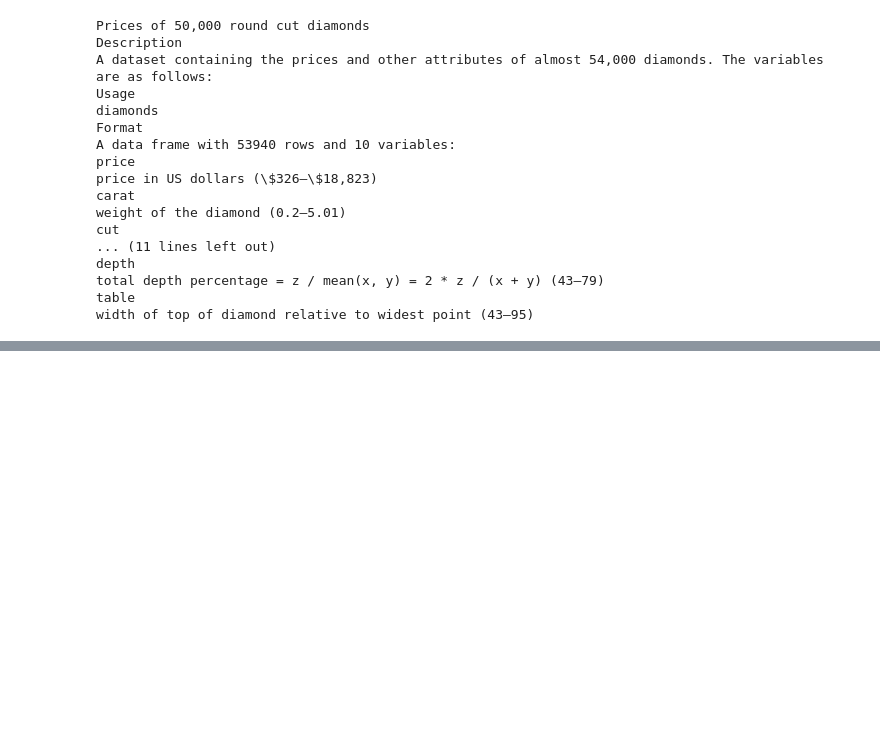
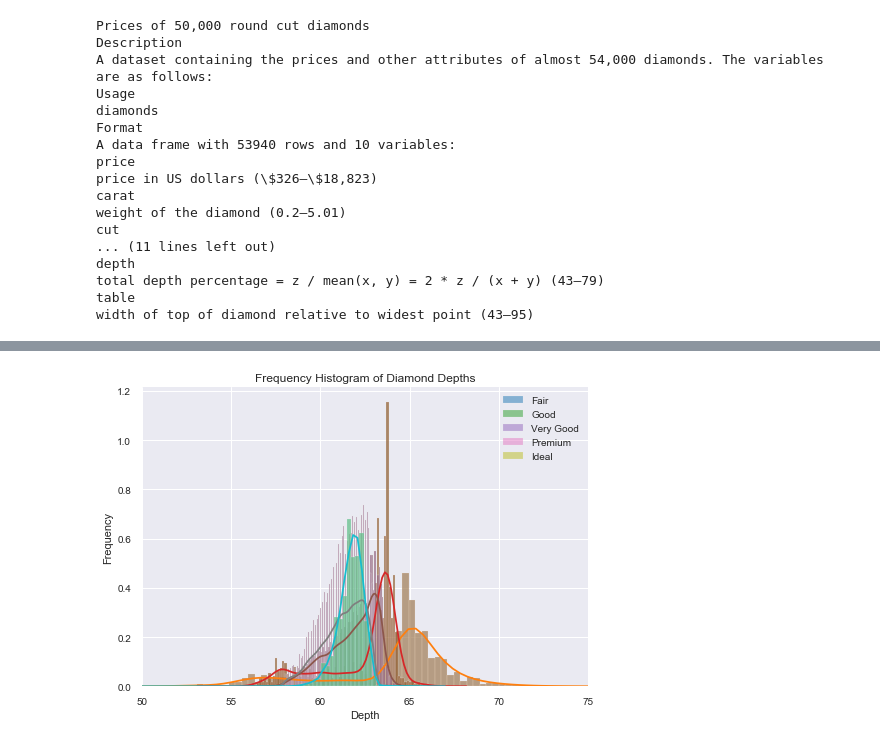
Before and after one commit to rprtr258/data-science, a Jupyter notebook: diamonds-dataset.ipynb, the cells around one changed output, grey strips where cells are left out. Saved outputs shown, nothing was run; the diff lists cells and outputs as text; code cells hidden in the pictures; blank space fills up the shorter version.

```diff
--- a/diamonds-dataset.ipynb
+++ b/diamonds-dataset.ipynb
@@ -40 +58,17 @@ df.head(5)
+# %%
+cuts = ["Fair", "Good", "Very Good", "Premium", "Ideal"]
+
+x = list(map(lambda cut: df.loc[df.cut==cut, 'depth'], cuts))
+
+kwargs = dict(alpha=0.5, bins=100, density=True)
+kwargs2 = dict(bins=100)
+
+for i in range(len(cuts)):
+    plt.hist(x[i], **kwargs, label=cuts[i])
+    sns.distplot(x[i], **kwargs2)
+plt.gca().set(title='Frequency Histogram of Diamond Depths', ylabel='Frequency', xlabel="Depth")
+plt.xlim(50,75)
+plt.legend();
+# %% [output]
+[figure, added]
 # %%
```
Also changed, not shown: parts of 7 cells of this notebook.
